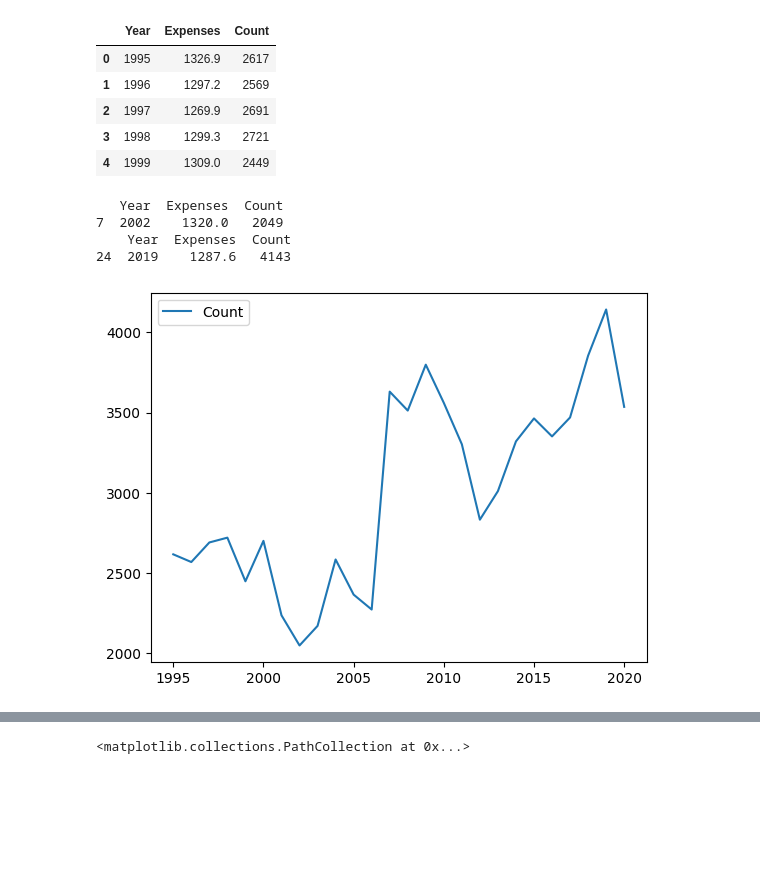
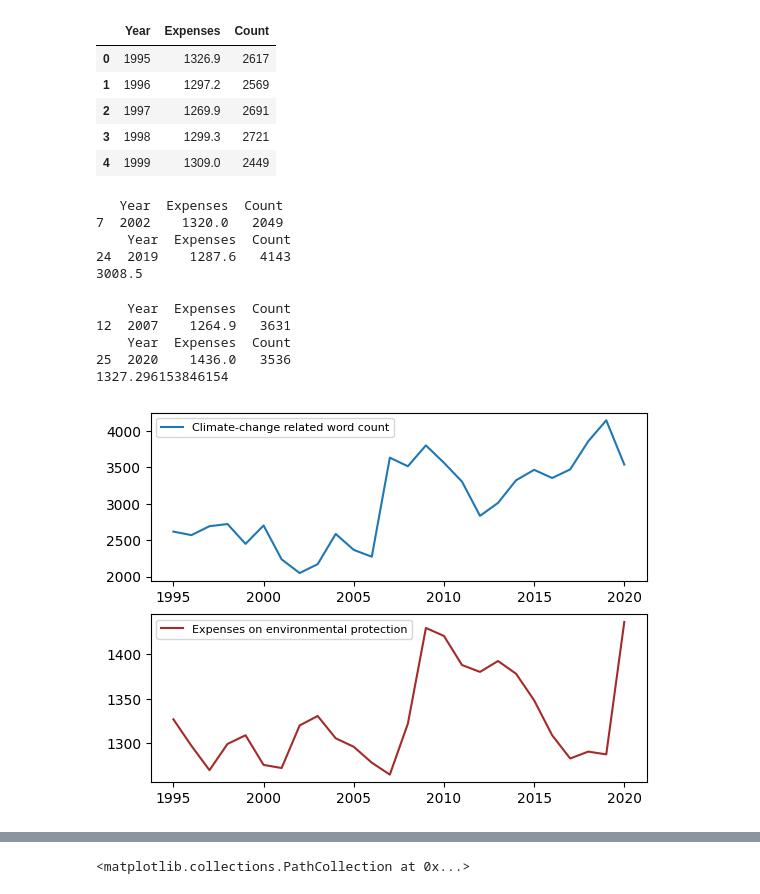
Before and after one commit to himayla/FDS_assign1, a Jupyter notebook: assign1.ipynb, the cells around one changed output, grey strips where cells are left out. Cells and saved outputs as stored; diff of their text form; code cells hidden in the pictures; blank space fills up the shorter version.

```diff
--- a/assign1.ipynb
+++ b/assign1.ipynb
@@ -277,19 +277,37 @@ grouped.head()
 # %%
 print(grouped[grouped['Count'] == min(grouped['Count'])])
 print(grouped[grouped['Count'] == max(grouped['Count'])])
+print(np.mean(grouped['Count']))
 # %% [output]
    Year  Expenses  Count
 7  2002    1320.0   2049
     Year  Expenses  Count
 24  2019    1287.6   4143
+3008.5
+# %%
+print(grouped[grouped['Expenses'] == min(grouped['Expenses'])])
+print(grouped[grouped['Expenses'] == max(grouped['Expenses'])])
+print(np.mean(grouped['Expenses']))
+# %% [output]
+    Year  Expenses  Count
+12  2007    1264.9   3631
+    Year  Expenses  Count
+25  2020    1436.0   3536
+1327.296153846154
 # %%
 import matplotlib.pyplot as plt
 
 X = grouped['Year'].values
 y1 = grouped['Count'].values
+y2 = grouped['Expenses'].values
 
-plt.plot(X, y1, label="Count")
-plt.legend()
+fig, ax = plt.subplots(2)
+
+ax[0].plot(X, y1, label="Climate-change related word count")
+ax[1].plot(X, y2, label="Expenses on environmental protection", color='brown')
+
+ax[0].legend(loc=2, prop={'size': 8})
+ax[1].legend(loc=2, prop={'size': 8})
 plt.show()
 # %% [output]
-[figure, old version]
+[figure, new version]
```
Also changed, not shown: parts of 4 cells of this notebook.
